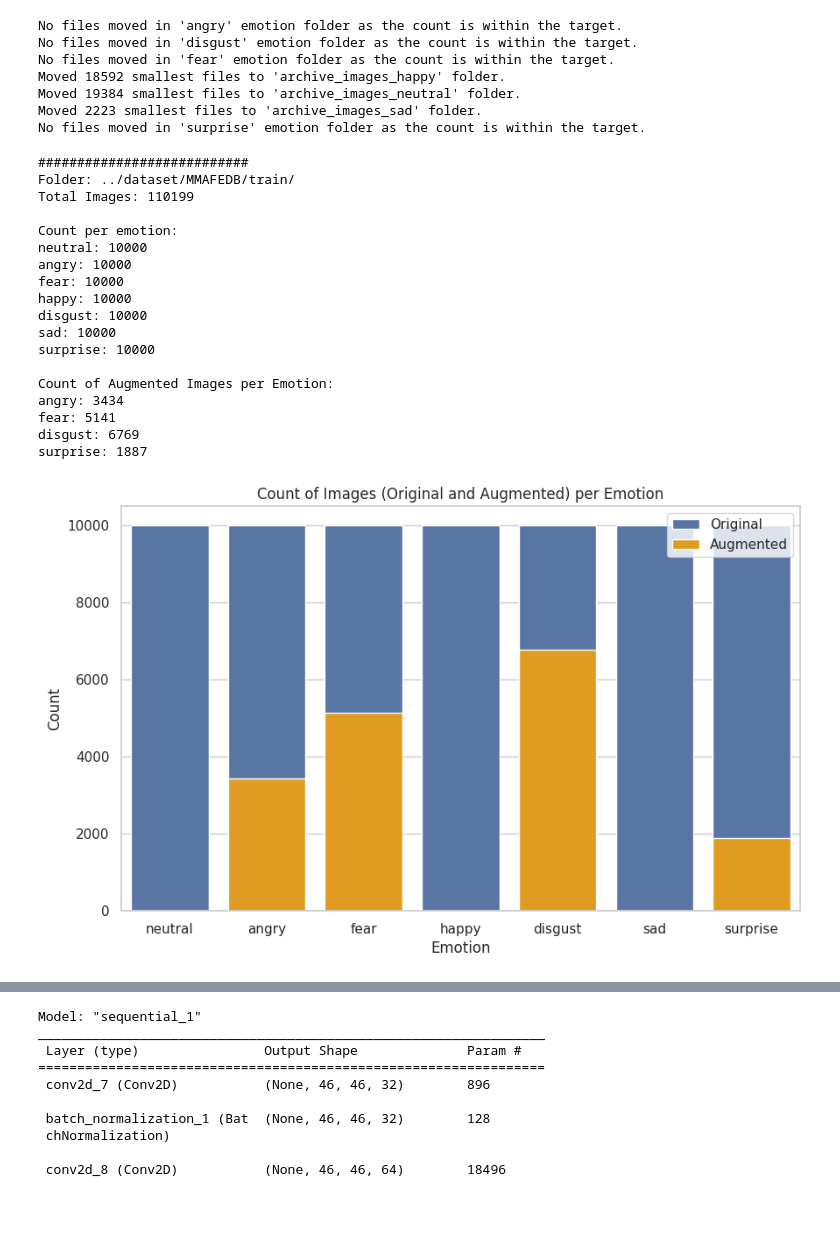
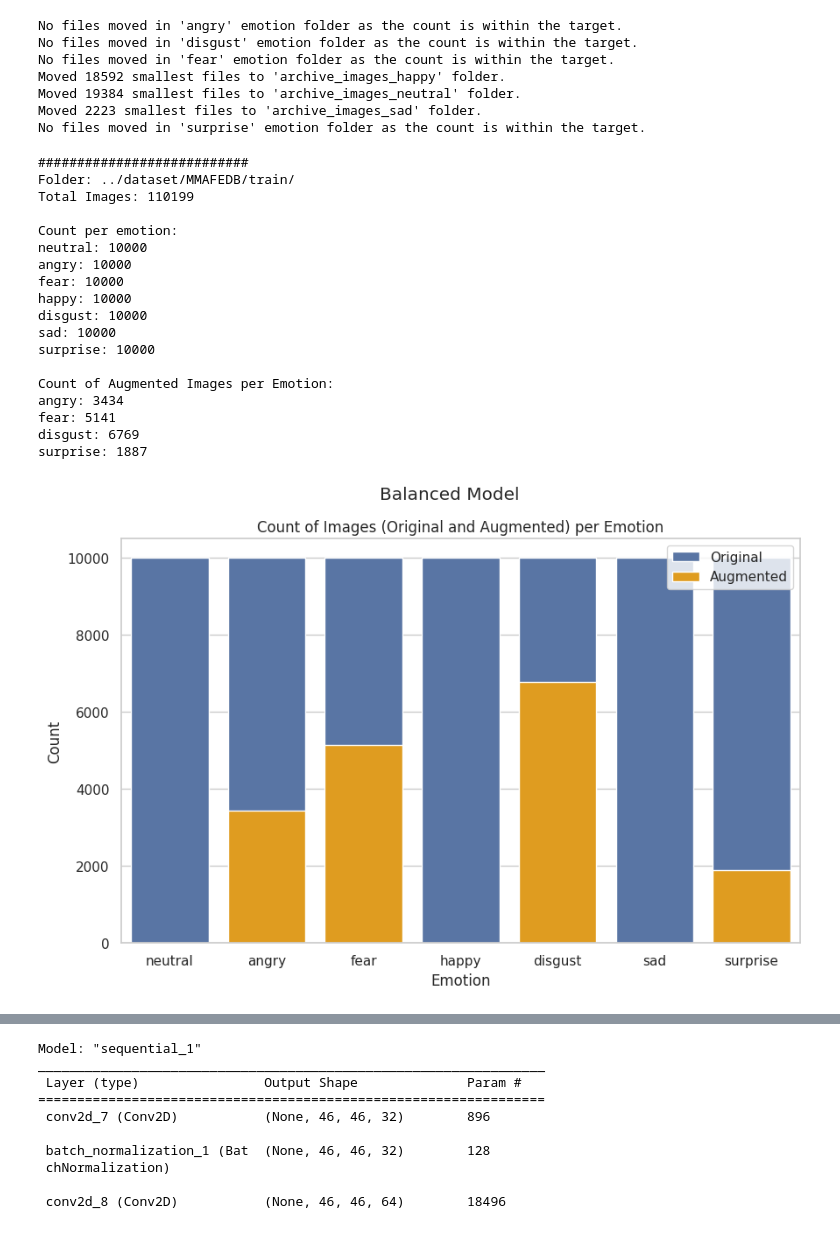
Before and after one commit to DeusNexus/iu-emotion-classification-tensorflow, a Jupyter notebook: notebooks/4_balanced_emotions.ipynb, the cells around one changed output, grey strips where cells are left out. Drawn from its saved outputs; the diff is of its cells as text; code cells hidden in the pictures.

Commit message:
Notebook adjustments and saving all figures

```diff
--- a/notebooks/4_balanced_emotions.ipynb
+++ b/notebooks/4_balanced_emotions.ipynb
@@ -199,7 +206,7 @@ import matplotlib.pyplot as plt
 # Define the path to your dataset
 dataset_path = "../dataset/MMAFEDB/train/"
 
-def summarize_images(folder, show_size_only=False):
+def summarize_images(folder, save_path, sup_title_model,show_size_only=False):
     total_images = 0
     emotion_counts = {}
     augmented_counts = {}
@@ -253,9 +260,13 @@ def summarize_images(folder, show_size_only=False):
     sns.barplot(x=list(emotion_counts.keys()), y=list(emotion_counts.values()), label="Original")
     sns.barplot(x=list(augmented_counts.keys()), y=list(augmented_counts.values()), label="Augmented", color='orange')
     plt.title("Count of Images (Original and Augmented) per Emotion")
+    plt.suptitle(sup_title_model)
     plt.xlabel("Emotion")
     plt.ylabel("Count")
     plt.legend()
+
+    plt.savefig(save_path)
+
     plt.show()
 
     return {
@@ -263,6 +274,3 @@ def summarize_images(folder, show_size_only=False):
         "emotion_counts": emotion_counts,
         "augmented_counts": augmented_counts
     }
-
-# Summarize images in the train folder
-summary_train_dir = summarize_images(dataset_path)
@@ -336,27 +353,30 @@ Moved 2223 smallest files to 'archive_images_sad' folder.
 No files moved in 'surprise' emotion folder as the count is within the target.
 # %%
 # Summarize images in the train folder
-summary_train_dir = summarize_images(dataset_path)
+summary_train_dir = summarize_images(
+    dataset_path,
+    save_path='../images/balanced_after_trim.png',
+    sup_title_model='Balanced Model')
 # %% [output]
 ###########################
 Folder: ../dataset/MMAFEDB/train/
 Total Images: 110199
 
 Count per emotion:
 neutral: 10000
 angry: 10000
 fear: 10000
 happy: 10000
 disgust: 10000
 sad: 10000
 surprise: 10000
 
 Count of Augmented Images per Emotion:
 angry: 3434
 fear: 5141
 disgust: 6769
 surprise: 1887
-[figure, old version]
+[figure, new version]
 # %%
 # Retraining the best model that was found with balanced dataset
 
```
Also changed, not shown: parts of 16 cells of this notebook, 17 other files.
